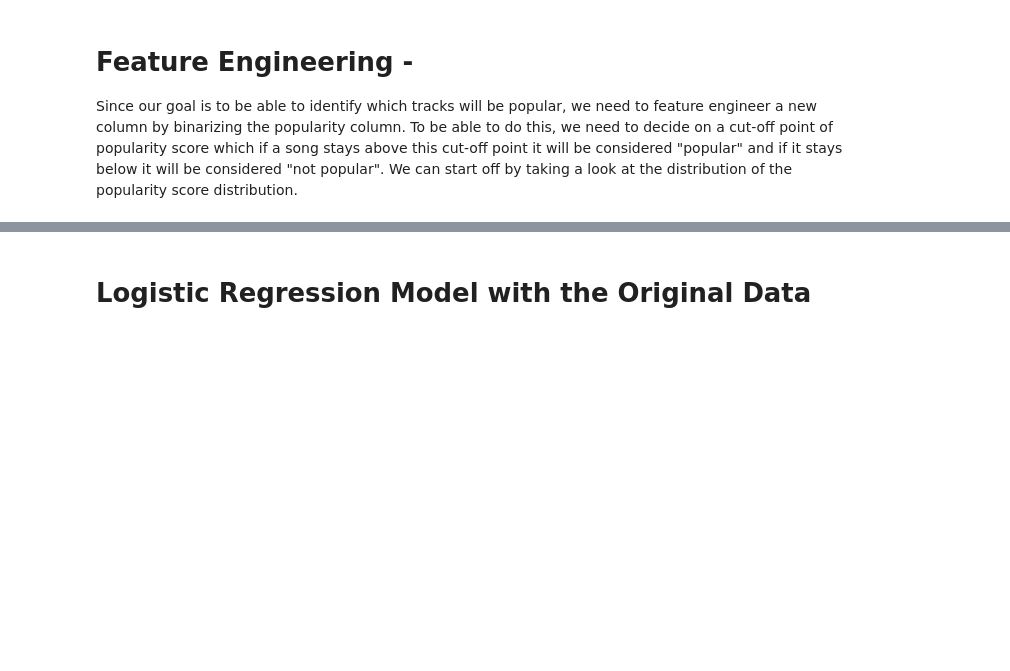
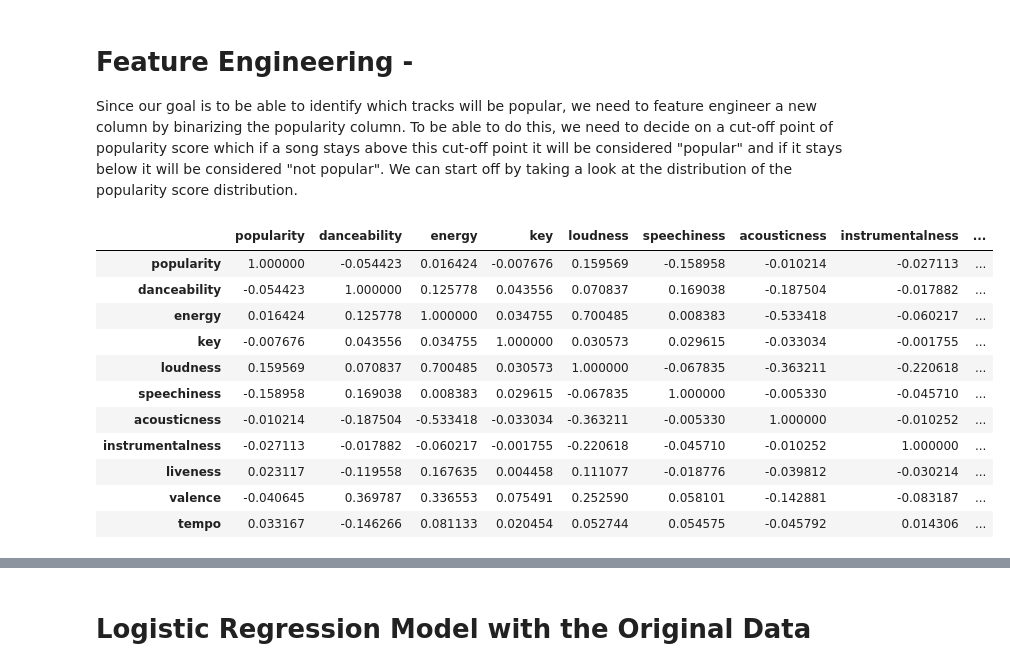
Before and after one commit to abedasalsabil/spotify, a Jupyter notebook: abedasalsabil spotify main cleaning%20/Model_final.ipynb, the cells around one changed output, grey strips where cells are left out. Saved outputs shown, nothing was run; the diff lists cells and outputs as text; code cells hidden in the pictures; blank space fills up the shorter version.

```diff
--- a/abedasalsabil spotify main cleaning%20/Model_final.ipynb
+++ b/abedasalsabil spotify main cleaning%20/Model_final.ipynb
@@ -30,3 +117,18 @@ Since our goal is to be able to identify which tracks will be popular, we need t
 # %%
 import matplotlib.pyplot as plt
 import seaborn as sns
+# %%
+track_df.corr()
+# %% [output]
+|  | popularity | danceability | energy | key | loudness | speechiness | acousticness | instrumentalness | ... |
+| popularity | 1.000000 | -0.054423 | 0.016424 | -0.007676 | 0.159569 | -0.158958 | -0.010214 | -0.027113 | ... |
+| danceability | -0.054423 | 1.000000 | 0.125778 | 0.043556 | 0.070837 | 0.169038 | -0.187504 | -0.017882 | ... |
+| energy | 0.016424 | 0.125778 | 1.000000 | 0.034755 | 0.700485 | 0.008383 | -0.533418 | -0.060217 | ... |
+| key | -0.007676 | 0.043556 | 0.034755 | 1.000000 | 0.030573 | 0.029615 | -0.033034 | -0.001755 | ... |
+| loudness | 0.159569 | 0.070837 | 0.700485 | 0.030573 | 1.000000 | -0.067835 | -0.363211 | -0.220618 | ... |
+| speechiness | -0.158958 | 0.169038 | 0.008383 | 0.029615 | -0.067835 | 1.000000 | -0.005330 | -0.045710 | ... |
+| acousticness | -0.010214 | -0.187504 | -0.533418 | -0.033034 | -0.363211 | -0.005330 | 1.000000 | -0.010252 | ... |
+| instrumentalness | -0.027113 | -0.017882 | -0.060217 | -0.001755 | -0.220618 | -0.045710 | -0.010252 | 1.000000 | ... |
+| liveness | 0.023117 | -0.119558 | 0.167635 | 0.004458 | 0.111077 | -0.018776 | -0.039812 | -0.030214 | ... |
+| valence | -0.040645 | 0.369787 | 0.336553 | 0.075491 | 0.252590 | 0.058101 | -0.142881 | -0.083187 | ... |
+| tempo | 0.033167 | -0.146266 | 0.081133 | 0.020454 | 0.052744 | 0.054575 | -0.045792 | 0.014306 | ... |
```
Also changed, not shown: parts of 29 cells of this notebook, 7 other files.
